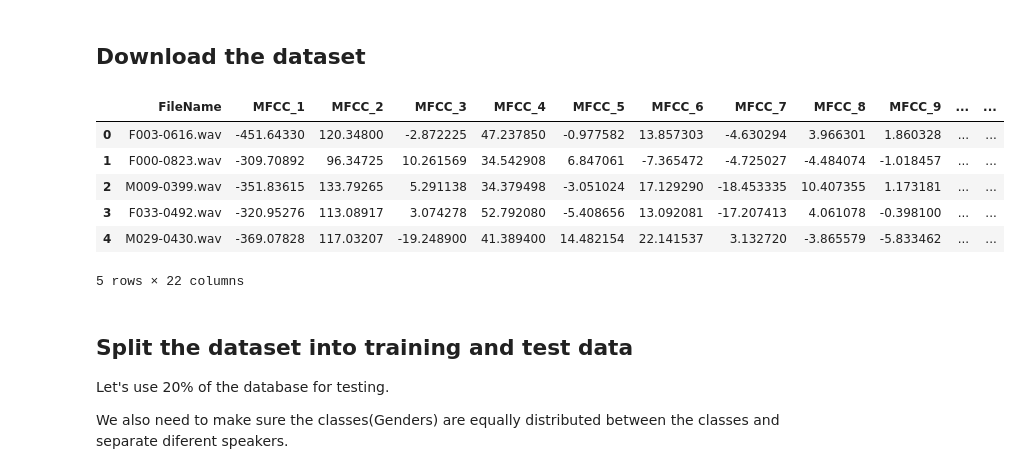
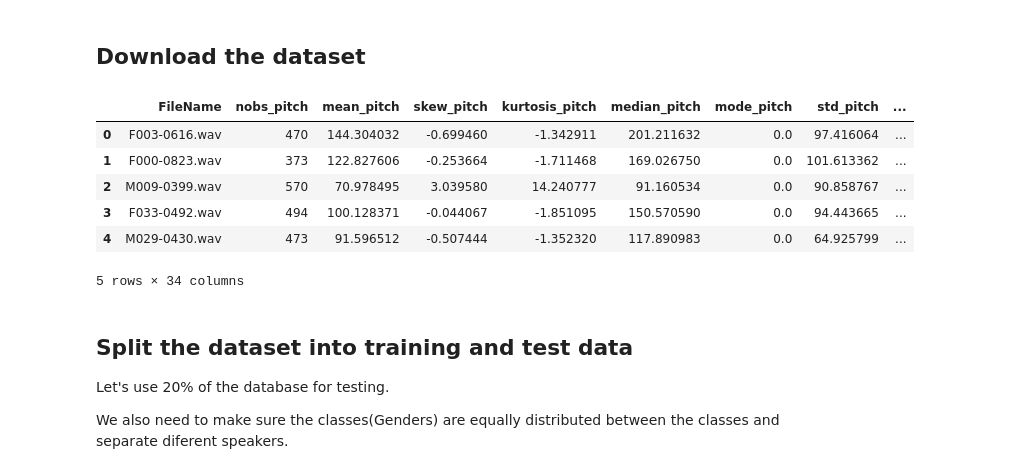
Before and after one commit to BrunoGianesi/Speaker-Gender-Recognition, a Jupyter notebook: CETUC_Model.ipynb, the cells around one changed output. Saved outputs shown, nothing was run; the diff lists cells and outputs as text; code cells hidden in the pictures.

```diff
--- a/CETUC_Model.ipynb
+++ b/CETUC_Model.ipynb
@@ -16,19 +16,19 @@ from sklearn.metrics import confusion_matrix
 # %% [markdown]
 ## Download the dataset
 # %%
-features = 'MFCCs'
+features = 'F0_MFCCs'
 
 # df = pd.read_csv('data/CETUC_Features_data.csv')
 df = pd.read_csv(f'data/CETUC_{features}_data.csv')
 df.head()
 # %% [output]
-|  | FileName | MFCC_1 | MFCC_2 | MFCC_3 | MFCC_4 | MFCC_5 | MFCC_6 | MFCC_7 | MFCC_8 | MFCC_9 | ... | ... |
-| 0 | F003-0616.wav | -451.64330 | 120.34800 | -2.872225 | 47.237850 | -0.977582 | 13.857303 | -4.630294 | 3.966301 | 1.860328 | ... | ... |
-| 1 | F000-0823.wav | -309.70892 | 96.34725 | 10.261569 | 34.542908 | 6.847061 | -7.365472 | -4.725027 | -4.484074 | -1.018457 | ... | ... |
-| 2 | M009-0399.wav | -351.83615 | 133.79265 | 5.291138 | 34.379498 | -3.051024 | 17.129290 | -18.453335 | 10.407355 | 1.173181 | ... | ... |
-| 3 | F033-0492.wav | -320.95276 | 113.08917 | 3.074278 | 52.792080 | -5.408656 | 13.092081 | -17.207413 | 4.061078 | -0.398100 | ... | ... |
-| 4 | M029-0430.wav | -369.07828 | 117.03207 | -19.248900 | 41.389400 | 14.482154 | 22.141537 | 3.132720 | -3.865579 | -5.833462 | ... | ... |
+|  | FileName | nobs_pitch | mean_pitch | skew_pitch | kurtosis_pitch | median_pitch | mode_pitch | std_pitch | ... |
+| 0 | F003-0616.wav | 470 | 144.304032 | -0.699460 | -1.342911 | 201.211632 | 0.0 | 97.416064 | ... |
+| 1 | F000-0823.wav | 373 | 122.827606 | -0.253664 | -1.711468 | 169.026750 | 0.0 | 101.613362 | ... |
+| 2 | M009-0399.wav | 570 | 70.978495 | 3.039580 | 14.240777 | 91.160534 | 0.0 | 90.858767 | ... |
+| 3 | F033-0492.wav | 494 | 100.128371 | -0.044067 | -1.851095 | 150.570590 | 0.0 | 94.443665 | ... |
+| 4 | M029-0430.wav | 473 | 91.596512 | -0.507444 | -1.352320 | 117.890983 | 0.0 | 64.925799 | ... |
-5 rows × 22 columns
+5 rows × 34 columns
 # %% [markdown]
 ## Split the dataset into training and test data
 Let's use 20% of the database for testing.
```
Also changed, not shown: parts of 8 cells of this notebook, 28 other files.
